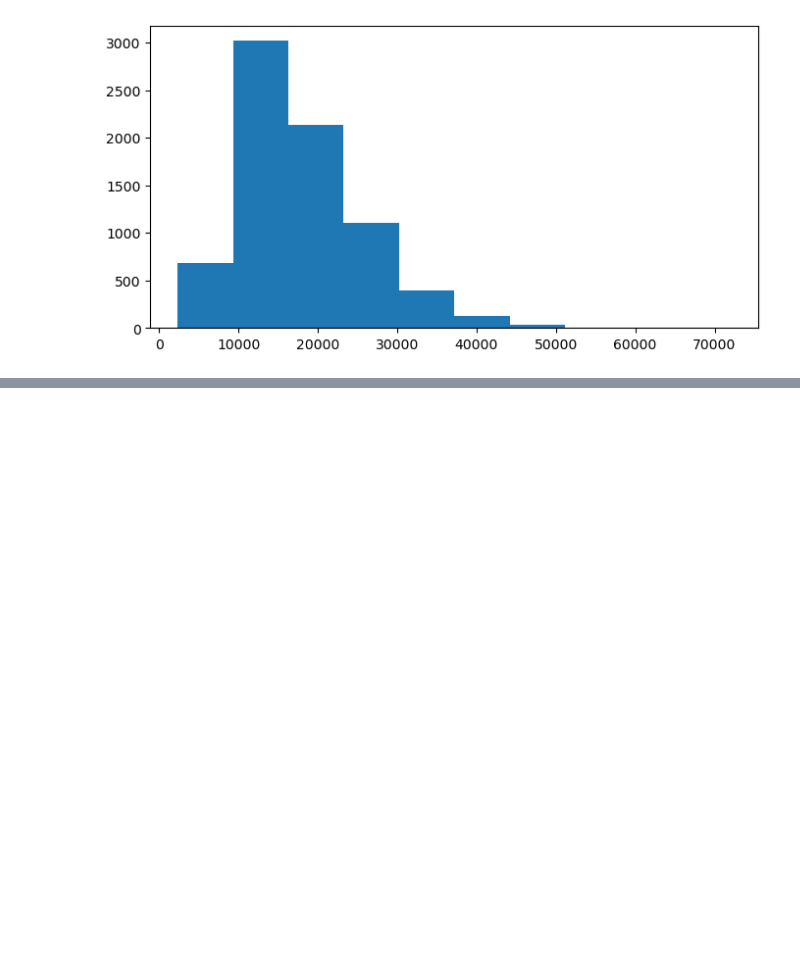
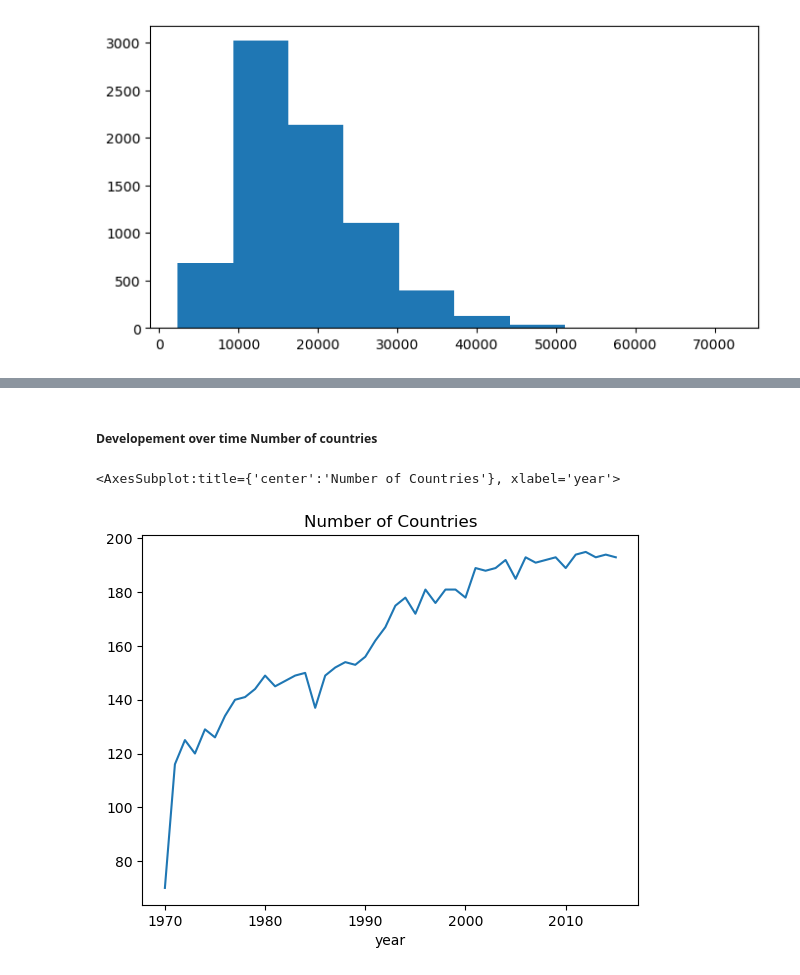
Before and after one commit to SamapanThongmee/CPE393_Text_Analytics, a Jupyter notebook: Lecture_2_Text_Visualization.ipynb, the cells around one changed output, grey strips where cells are left out. Saved outputs shown, nothing was run; the diff lists cells and outputs as text; code cells hidden in the pictures; blank space fills up the shorter version.

```diff
--- a/Lecture_2_Text_Visualization.ipynb
+++ b/Lecture_2_Text_Visualization.ipynb
@@ -103,0 +116,7 @@ AttributeError: 'Rectangle' object has no property 'bin'
+# %% [markdown]
+##### <b>Developement over time Number of countries</b>
+# %%
+df.groupby('year').size().plot(title='Number of Countries')
+# %% [output]
+<AxesSubplot:title={'center':'Number of Countries'}, xlabel='year'>
+[figure, added]
```
Also changed, not shown: parts of 3 cells of this notebook.
